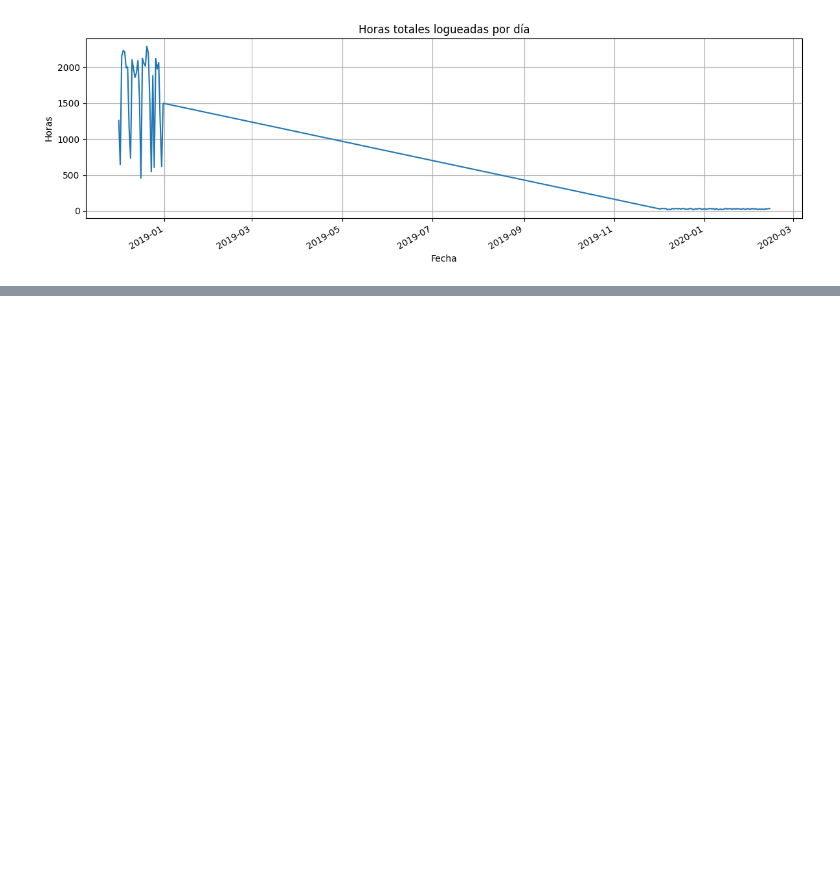
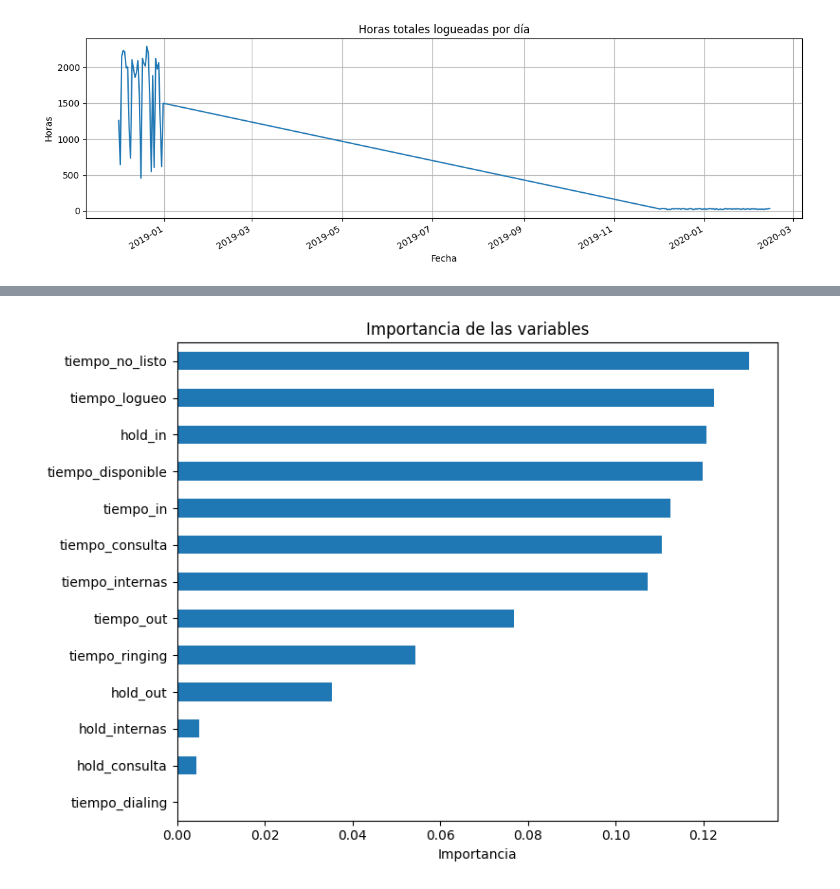
Before and after one commit to r2x4/consolidado_practice, a Jupyter notebook: consolidado_practice.ipynb, the cells around one changed output, grey strips where cells are left out. Drawn from its saved outputs; the diff is of its cells as text; code cells hidden in the pictures; blank space fills up the shorter version.

```diff
--- a/consolidado_practice.ipynb
+++ b/consolidado_practice.ipynb
@@ -295,0 +298,30 @@ plt.show()
+# %%
+import pandas as pd
+from sklearn.model_selection import train_test_split
+from sklearn.ensemble import RandomForestClassifier
+from sklearn.metrics import classification_report, confusion_matrix
+from sklearn.preprocessing import LabelEncoder
+
+# Variables numéricas de entrada (X)
+X = datos[[
+    'tiempo_logueo', 'tiempo_disponible', 'tiempo_no_listo',
+    'tiempo_in', 'tiempo_out', 'tiempo_internas',
+    'tiempo_consulta', 'hold_in', 'hold_out',
+    'hold_internas', 'hold_consulta',
+    'tiempo_ringing', 'tiempo_dialing'
+]]
+
+# Convertimos timedelta a segundos
+X = X.applymap(lambda x: x.total_seconds())
+
+# Variable objetivo (y)
+y = datos['Pais']
+le = LabelEncoder()
+y_encoded = le.fit_transform(y)  # Colombia = 0, Perú = 1 (u orden distinto)
+
+# División entrenamiento/prueba
+X_train, X_test, y_train, y_test = train_test_split(X, y_encoded, test_size=0.3, random_state=42)
+# %%
+# Modelo Random Forest
+modelo = RandomForestClassifier(n_estimators=100, random_state=42)
+modelo.fit(X_train, y_train)
@@ -295,0 +354,12 @@ plt.show()
+# %%
+import matplotlib.pyplot as plt
+
+importancias = pd.Series(modelo.feature_importances_, index=X.columns)
+importancias.sort_values().plot(kind='barh', figsize=(8, 6))
+
+plt.title('Importancia de las variables')
+plt.xlabel('Importancia')
+plt.tight_layout()
+plt.show()
+# %% [output]
+[figure, added]
```
Also changed, not shown: parts of 8 cells of this notebook.
